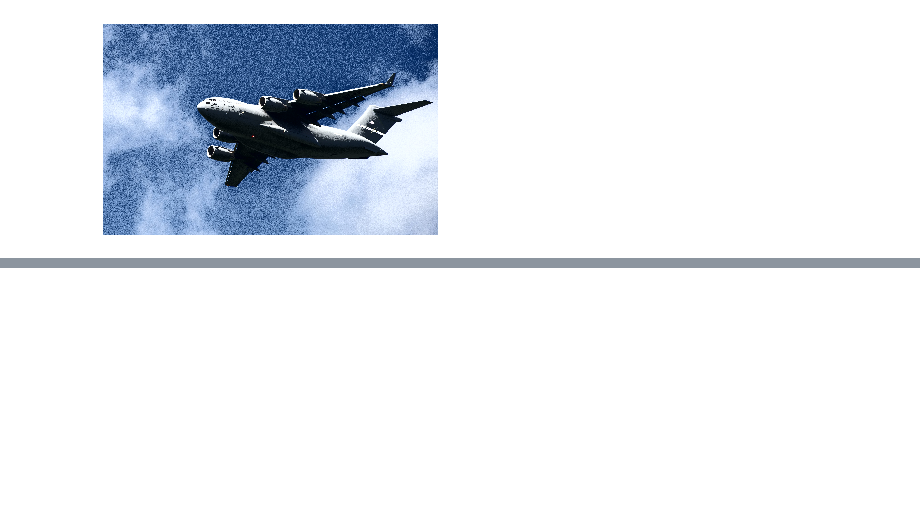
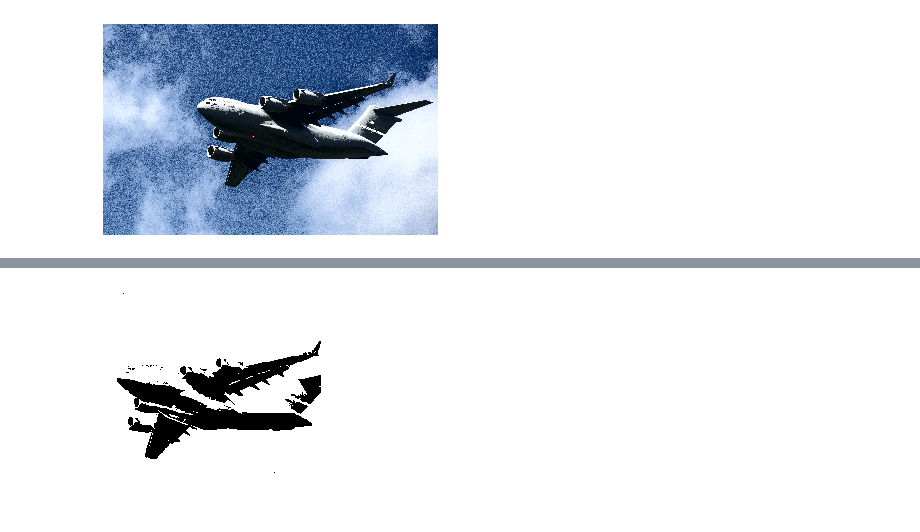
Before and after one commit to ArchieDash/O-REILLY-Machine-Learning, a Jupyter notebook: Chapter_8.ipynb, the cells around one changed output, grey strips where cells are left out. Cells and saved outputs as stored; diff of their text form; code cells hidden in the pictures; blank space fills up the shorter version.

```diff
--- a/Chapter_8.ipynb
+++ b/Chapter_8.ipynb
@@ -103,0 +115,14 @@ show_image(image_rgb)
+# %%
+image_gray = cv2.imread("images/plane_256x256.jpg", cv2.IMREAD_GRAYSCALE)
+max_output_value = 255
+neighborhood_size = 99
+subtract_from_mean = 10
+image_binarized = cv2.adaptiveThreshold(image_gray,
+                                        max_output_value,
+                                        cv2.ADAPTIVE_THRESH_GAUSSIAN_C,
+                                        cv2.THRESH_BINARY,
+                                        neighborhood_size,
+                                        subtract_from_mean)
+show_image(image_binarized)
+# %% [output]
+[figure, added]
```
Also changed, not shown: parts of 1 cell of this notebook.
